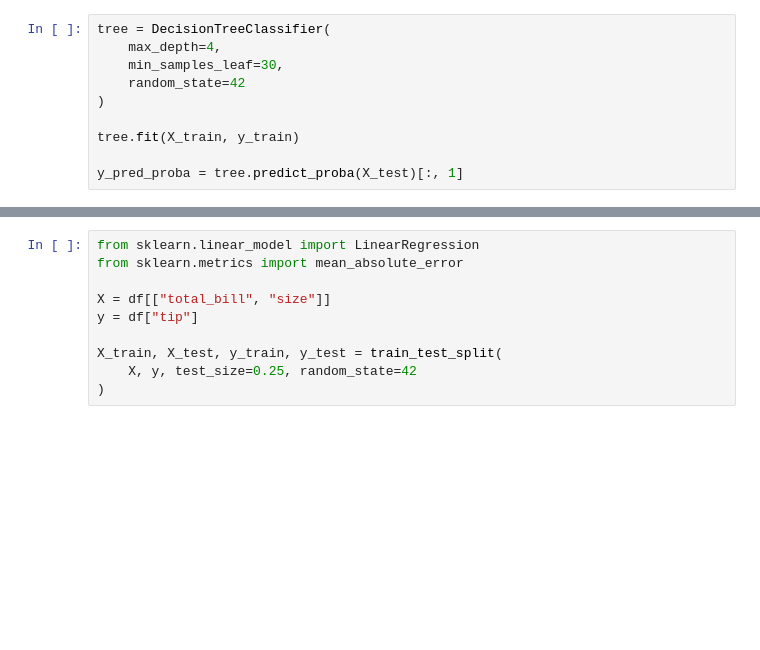
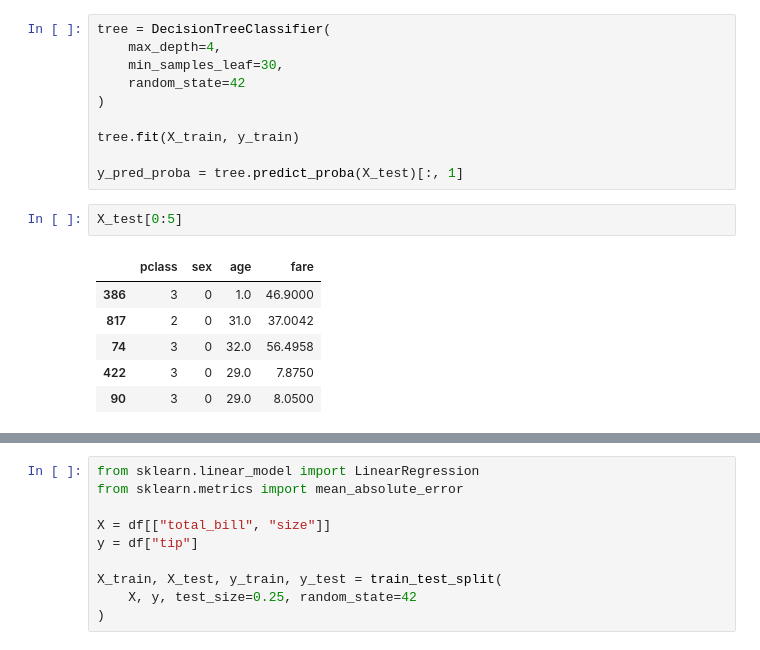
Before and after one commit to SvitlanaShustur/new_practice, a Jupyter notebook: ml_intro_2026-01-05.ipynb, the cells around one changed output, grey strips where cells are left out. Drawn from its saved outputs; the diff is of its cells as text; blank space fills up the shorter version.

```diff
--- a/ml_intro_2026-01-05.ipynb
+++ b/ml_intro_2026-01-05.ipynb
@@ -336,3 +434,12 @@ tree = DecisionTreeClassifier(
 tree.fit(X_train, y_train)
 
 y_pred_proba = tree.predict_proba(X_test)[:, 1]
+# %%
+X_test[0:5]
+# %% [output]
+|  | pclass | sex | age | fare |
+| 386 | 3 | 0 | 1.0 | 46.9000 |
+| 817 | 2 | 0 | 31.0 | 37.0042 |
+| 74 | 3 | 0 | 32.0 | 56.4958 |
+| 422 | 3 | 0 | 29.0 | 7.8750 |
+| 90 | 3 | 0 | 29.0 | 8.0500 |
```
Also changed, not shown: parts of 22 cells of this notebook, 2 other files.
